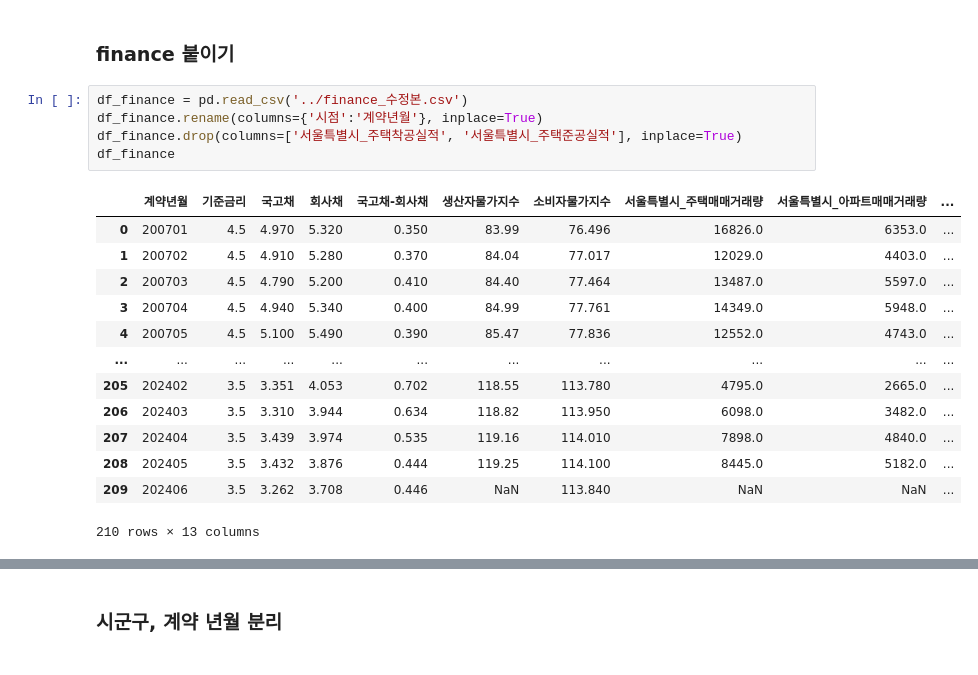
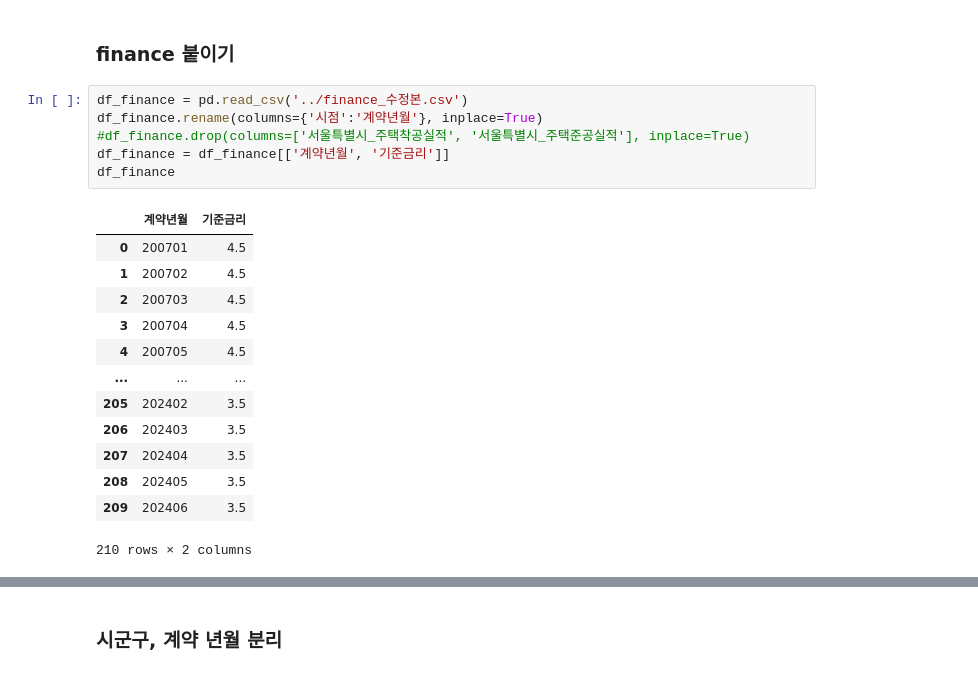
Before and after one commit to UpstageAILab3/upstage-ml-regression-ml5-pub, a Jupyter notebook: Model.ipynb, the cells around one changed output, grey strips where cells are left out. Drawn from its saved outputs; the diff is of its cells as text.

```diff
--- a/Model.ipynb
+++ b/Model.ipynb
@@ -197,21 +208,22 @@ df_concat
 # %%
 df_finance = pd.read_csv('../finance_수정본.csv')
 df_finance.rename(columns={'시점':'계약년월'}, inplace=True)
-df_finance.drop(columns=['서울특별시_주택착공실적', '서울특별시_주택준공실적'], inplace=True)
+#df_finance.drop(columns=['서울특별시_주택착공실적', '서울특별시_주택준공실적'], inplace=True)
+df_finance = df_finance[['계약년월', '기준금리']]
 df_finance
 # %% [output]
-|  | 계약년월 | 기준금리 | 국고채 | 회사채 | 국고채-회사채 | 생산자물가지수 | 소비자물가지수 | 서울특별시_주택매매거래량 | 서울특별시_아파트매매거래량 | ... |
-| 0 | 200701 | 4.5 | 4.970 | 5.320 | 0.350 | 83.99 | 76.496 | 16826.0 | 6353.0 | ... |
-| 1 | 200702 | 4.5 | 4.910 | 5.280 | 0.370 | 84.04 | 77.017 | 12029.0 | 4403.0 | ... |
-| 2 | 200703 | 4.5 | 4.790 | 5.200 | 0.410 | 84.40 | 77.464 | 13487.0 | 5597.0 | ... |
-| 3 | 200704 | 4.5 | 4.940 | 5.340 | 0.400 | 84.99 | 77.761 | 14349.0 | 5948.0 | ... |
-| 4 | 200705 | 4.5 | 5.100 | 5.490 | 0.390 | 85.47 | 77.836 | 12552.0 | 4743.0 | ... |
-| ... | ... | ... | ... | ... | ... | ... | ... | ... | ... | ... |
-| 205 | 202402 | 3.5 | 3.351 | 4.053 | 0.702 | 118.55 | 113.780 | 4795.0 | 2665.0 | ... |
-| 206 | 202403 | 3.5 | 3.310 | 3.944 | 0.634 | 118.82 | 113.950 | 6098.0 | 3482.0 | ... |
-| 207 | 202404 | 3.5 | 3.439 | 3.974 | 0.535 | 119.16 | 114.010 | 7898.0 | 4840.0 | ... |
-| 208 | 202405 | 3.5 | 3.432 | 3.876 | 0.444 | 119.25 | 114.100 | 8445.0 | 5182.0 | ... |
-| 209 | 202406 | 3.5 | 3.262 | 3.708 | 0.446 | NaN | 113.840 | NaN | NaN | ... |
+|  | 계약년월 | 기준금리 |
+| 0 | 200701 | 4.5 |
+| 1 | 200702 | 4.5 |
+| 2 | 200703 | 4.5 |
+| 3 | 200704 | 4.5 |
+| 4 | 200705 | 4.5 |
+| ... | ... | ... |
+| 205 | 202402 | 3.5 |
+| 206 | 202403 | 3.5 |
+| 207 | 202404 | 3.5 |
+| 208 | 202405 | 3.5 |
+| 209 | 202406 | 3.5 |
-210 rows × 13 columns
+210 rows × 2 columns
 # %%
 df_concat = pd.merge(df_concat, df_finance, on='계약년월', how='left')
```
Also changed, not shown: parts of 28 cells of this notebook.
